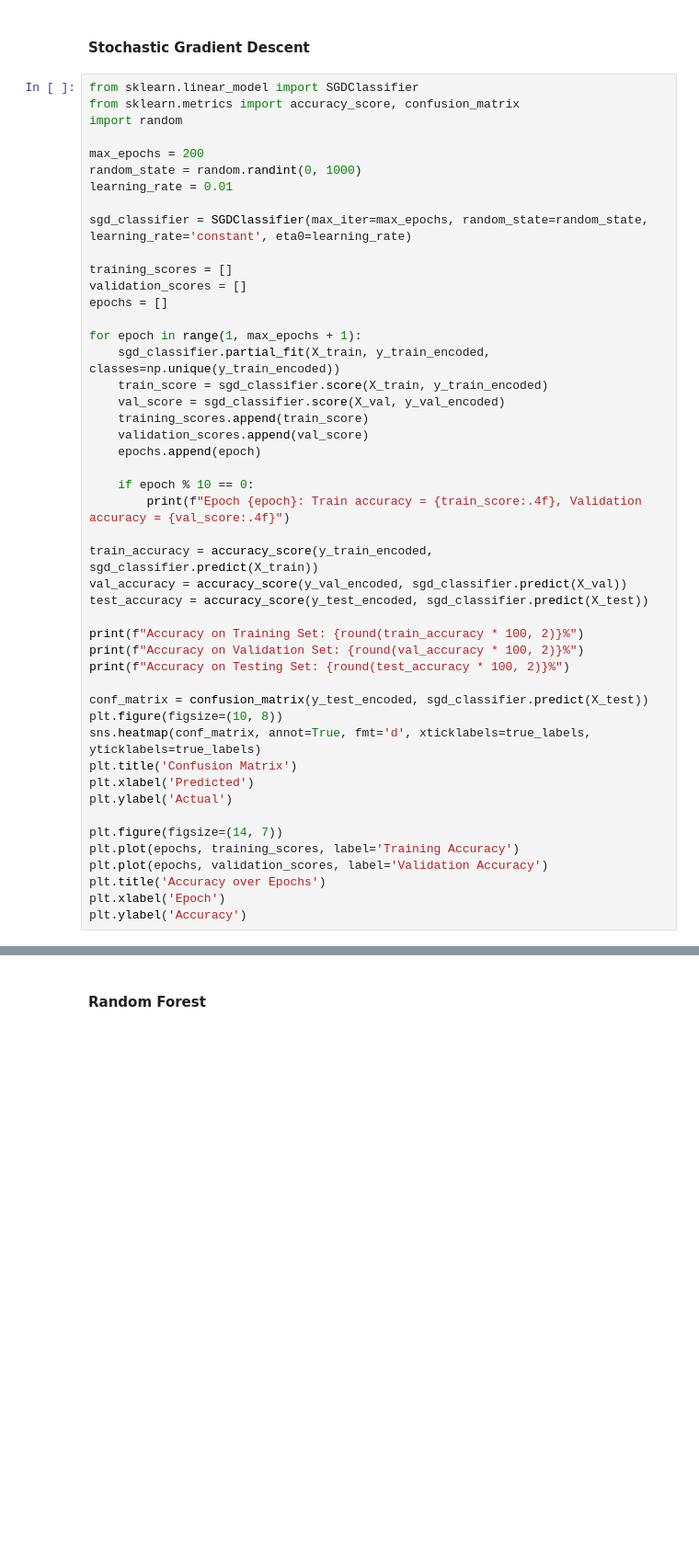
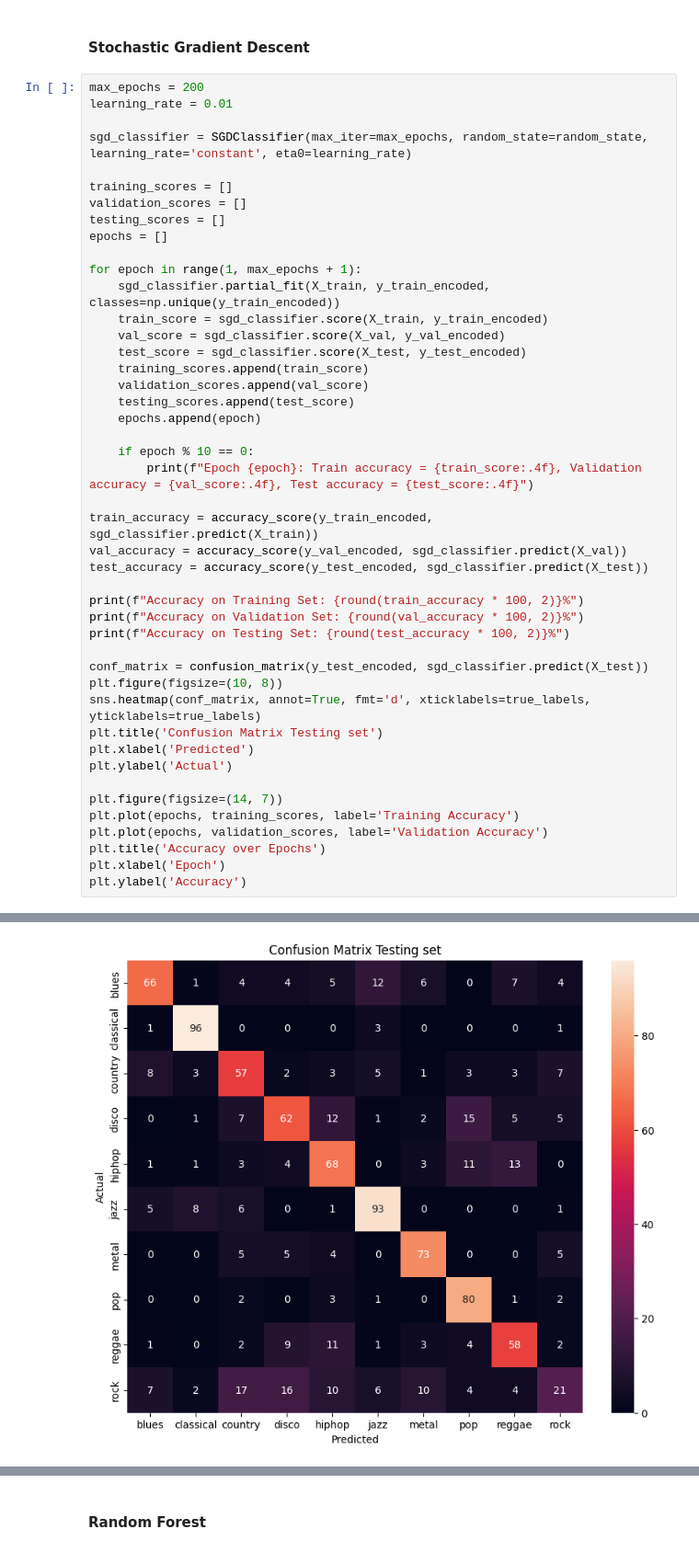
Before and after one commit to SimonStnn/Audionome, a Jupyter notebook: genreClassifier.ipynb, the cells around one changed output, grey strips where cells are left out. Shown at 92% size. Drawn from its saved outputs; the diff is of its cells as text; blank space fills up the shorter version.

```diff
--- a/genreClassifier.ipynb
+++ b/genreClassifier.ipynb
@@ -413,30 +446,28 @@ plt.ylabel('Actual')
 # %% [markdown]
 #### Stochastic Gradient Descent
 # %%
-from sklearn.linear_model import SGDClassifier
-from sklearn.metrics import accuracy_score, confusion_matrix
-import random
-
 max_epochs = 200
-random_state = random.randint(0, 1000)
 learning_rate = 0.01
 
 sgd_classifier = SGDClassifier(max_iter=max_epochs, random_state=random_state, learning_rate='constant', eta0=learning_rate)
 
 training_scores = []
 validation_scores = []
+testing_scores = []
 epochs = []
 
 for epoch in range(1, max_epochs + 1):
     sgd_classifier.partial_fit(X_train, y_train_encoded, classes=np.unique(y_train_encoded))
     train_score = sgd_classifier.score(X_train, y_train_encoded)
     val_score = sgd_classifier.score(X_val, y_val_encoded)
+    test_score = sgd_classifier.score(X_test, y_test_encoded)
     training_scores.append(train_score)
     validation_scores.append(val_score)
+    testing_scores.append(test_score)
     epochs.append(epoch)
 
     if epoch % 10 == 0:
-        print(f"Epoch {epoch}: Train accuracy = {train_score:.4f}, Validation accuracy = {val_score:.4f}")
+        print(f"Epoch {epoch}: Train accuracy = {train_score:.4f}, Validation accuracy = {val_score:.4f}, Test accuracy = {test_score:.4f}")
 
 train_accuracy = accuracy_score(y_train_encoded, sgd_classifier.predict(X_train))
 val_accuracy = accuracy_score(y_val_encoded, sgd_classifier.predict(X_val))
@@ -449,7 +480,7 @@ print(f"Accuracy on Testing Set: {round(test_accuracy * 100, 2)}%")
 conf_matrix = confusion_matrix(y_test_encoded, sgd_classifier.predict(X_test))
 plt.figure(figsize=(10, 8))
 sns.heatmap(conf_matrix, annot=True, fmt='d', xticklabels=true_labels, yticklabels=true_labels)
-plt.title('Confusion Matrix')
+plt.title('Confusion Matrix Testing set')
 plt.xlabel('Predicted')
 plt.ylabel('Actual')
 
@@ -459,3 +490,4 @@ plt.plot(epochs, validation_scores, label='Validation Accuracy')
 plt.title('Accuracy over Epochs')
 plt.xlabel('Epoch')
 plt.ylabel('Accuracy')
+# %% [output]
@@ -461,0 +512 @@ plt.ylabel('Accuracy')
+[figure, added]
```
Also changed, not shown: parts of 12 cells of this notebook.
